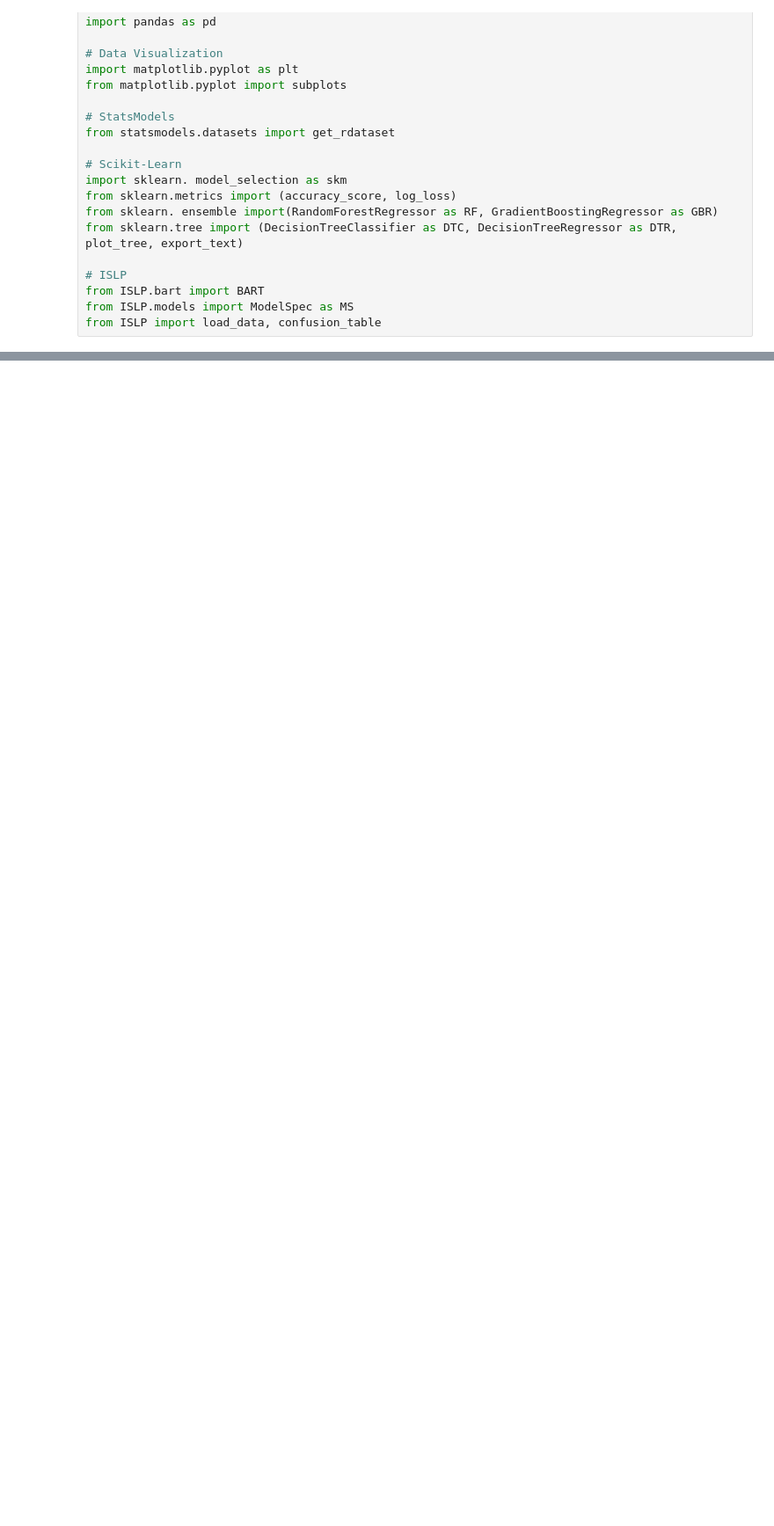
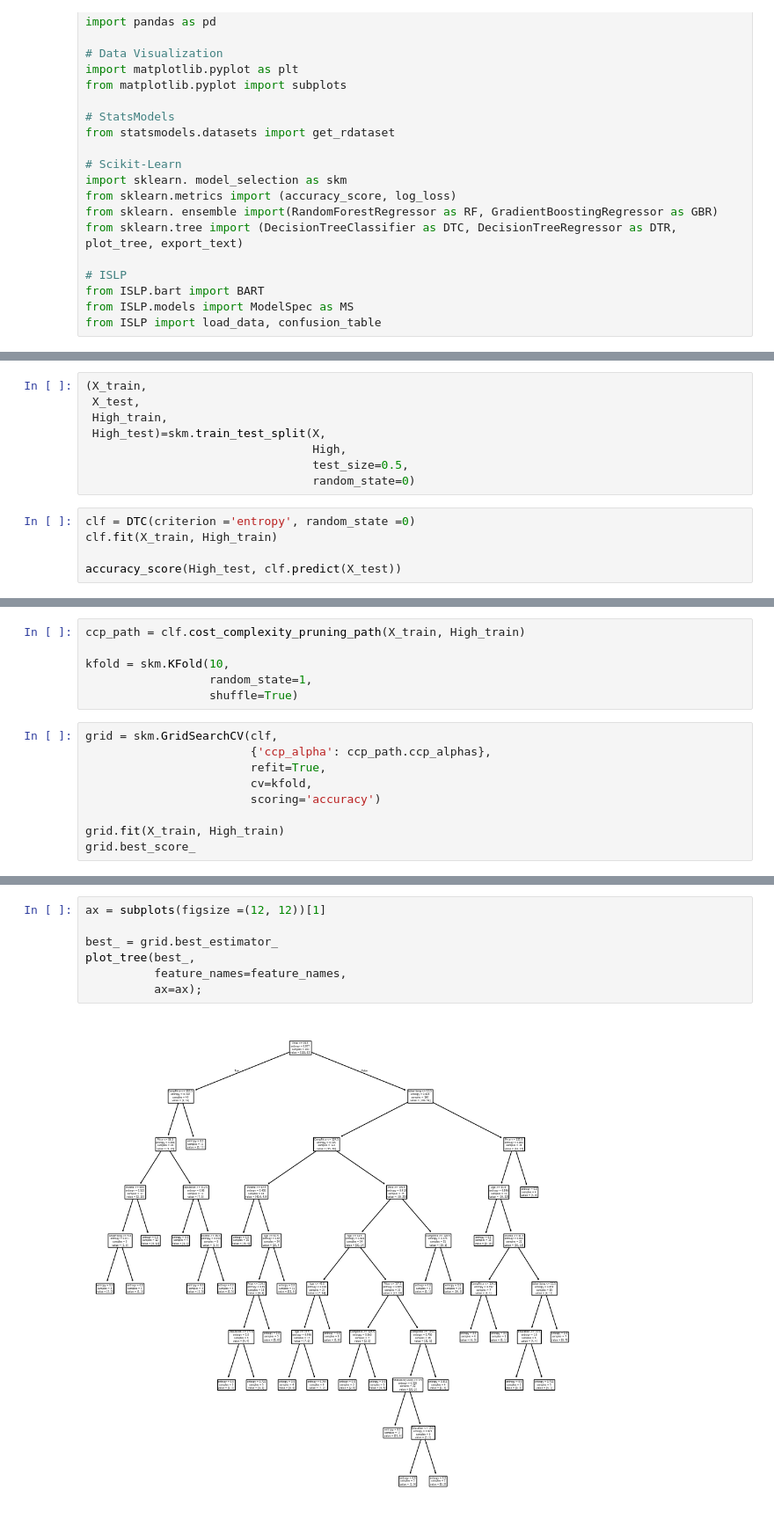
Before and after one commit to joakor89/An-Introduction-to-Statistical-Learning, a Jupyter notebook: chap_08/08_TBM.ipynb, the cells around one changed output, grey strips where cells are left out. Shown at 88% size. Drawn from its saved outputs; the diff is of its cells as text; blank space fills up the shorter version.

```diff
--- a/chap_08/08_TBM.ipynb
+++ b/chap_08/08_TBM.ipynb
@@ -28,0 +103,13 @@ from ISLP import load_data, confusion_table
+# %%
+(X_train,
+ X_test,
+ High_train,
+ High_test)=skm.train_test_split(X,
+                                 High,
+                                 test_size=0.5,
+                                 random_state=0)
+# %%
+clf = DTC(criterion ='entropy', random_state =0)
+clf.fit(X_train, High_train)
+
+accuracy_score(High_test, clf.predict(X_test))
@@ -28,0 +118,15 @@ from ISLP import load_data, confusion_table
+# %%
+ccp_path = clf.cost_complexity_pruning_path(X_train, High_train)
+
+kfold = skm.KFold(10,
+                  random_state=1,
+                  shuffle=True)
+# %%
+grid = skm.GridSearchCV(clf,
+                        {'ccp_alpha': ccp_path.ccp_alphas},
+                        refit=True,
+                        cv=kfold,
+                        scoring='accuracy')
+
+grid.fit(X_train, High_train)
+grid.best_score_
@@ -28,0 +135,9 @@ from ISLP import load_data, confusion_table
+# %%
+ax = subplots(figsize =(12, 12))[1]
+
+best_ = grid.best_estimator_
+plot_tree(best_,
+          feature_names=feature_names,
+          ax=ax);
+# %% [output]
+[figure, added]
```
Also changed, not shown: parts of 13 cells of this notebook, 1 other file.
